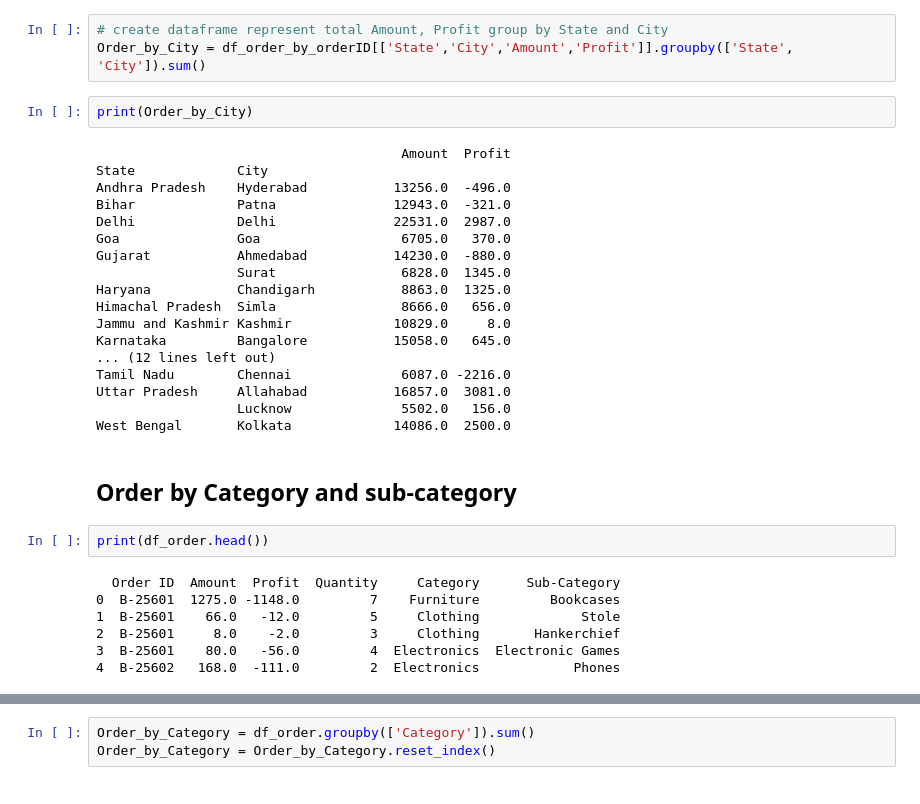
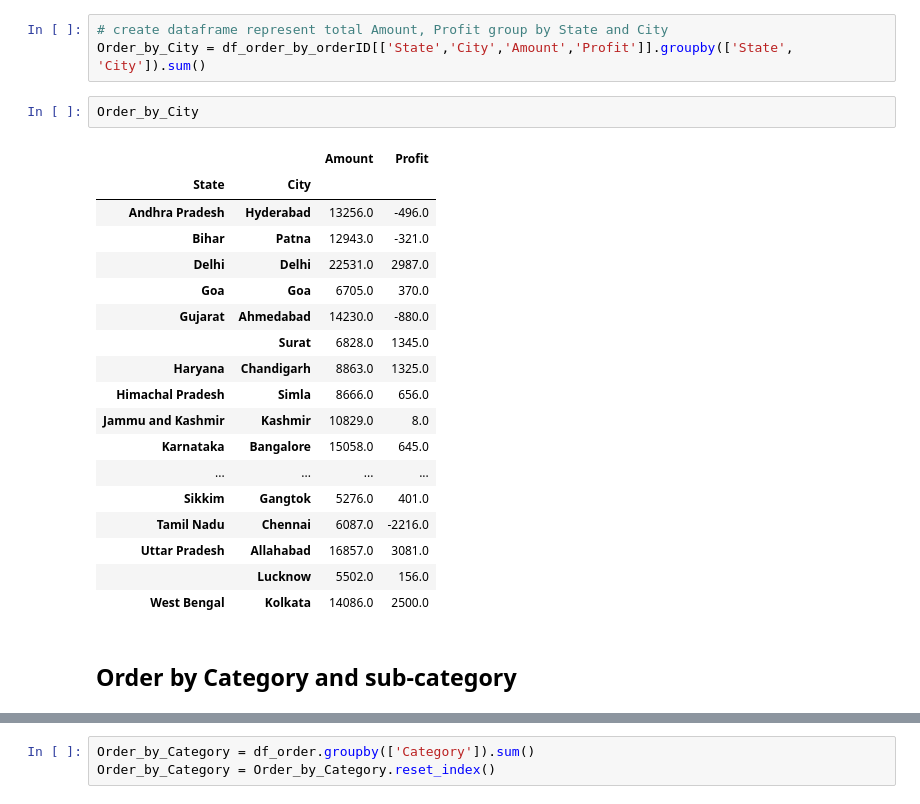
Before and after one commit to thaoothuuu/E-Commerce, a Jupyter notebook: Sales.ipynb, the cells around one changed output, grey strips where cells are left out. Saved outputs shown, nothing was run; the diff lists cells and outputs as text.

```diff
--- a/Sales.ipynb
+++ b/Sales.ipynb
@@ -473,34 +446,26 @@ fig.show()
 # %%
 # create dataframe represent total Amount, Profit group by State and City
 Order_by_City = df_order_by_orderID[['State','City','Amount','Profit']].groupby(['State', 'City']).sum()
-# %%
-print(Order_by_City)
-# %% [output]
-                                       Amount  Profit
-State             City
-Andhra Pradesh    Hyderabad           13256.0  -496.0
-Bihar             Patna               12943.0  -321.0
-Delhi             Delhi               22531.0  2987.0
-Goa               Goa                  6705.0   370.0
-Gujarat           Ahmedabad           14230.0  -880.0
-                  Surat                6828.0  1345.0
-Haryana           Chandigarh           8863.0  1325.0
-Himachal Pradesh  Simla                8666.0   656.0
-Jammu and Kashmir Kashmir             10829.0     8.0
-Karnataka         Bangalore           15058.0   645.0
-... (12 lines left out)
-Tamil Nadu        Chennai              6087.0 -2216.0
-Uttar Pradesh     Allahabad           16857.0  3081.0
-                  Lucknow              5502.0   156.0
-West Bengal       Kolkata             14086.0  2500.0
+# %%
+Order_by_City
+# %% [output]
+|  |  | Amount | Profit |
+| State | City |  |  |
+| Andhra Pradesh | Hyderabad | 13256.0 | -496.0 |
+| Bihar | Patna | 12943.0 | -321.0 |
+| Delhi | Delhi | 22531.0 | 2987.0 |
+| Goa | Goa | 6705.0 | 370.0 |
+| Gujarat | Ahmedabad | 14230.0 | -880.0 |
+|  | Surat | 6828.0 | 1345.0 |
+| Haryana | Chandigarh | 8863.0 | 1325.0 |
+| Himachal Pradesh | Simla | 8666.0 | 656.0 |
+| Jammu and Kashmir | Kashmir | 10829.0 | 8.0 |
+| Karnataka | Bangalore | 15058.0 | 645.0 |
+| ... | ... | ... | ... |
+| Sikkim | Gangtok | 5276.0 | 401.0 |
+| Tamil Nadu | Chennai | 6087.0 | -2216.0 |
+| Uttar Pradesh | Allahabad | 16857.0 | 3081.0 |
+|  | Lucknow | 5502.0 | 156.0 |
+| West Bengal | Kolkata | 14086.0 | 2500.0 |
 # %% [markdown]
 ## Order by Category and sub-category
-# %%
-print(df_order.head())
-# %% [output]
-  Order ID  Amount  Profit  Quantity     Category      Sub-Category
-0  B-25601  1275.0 -1148.0         7    Furniture         Bookcases
-1  B-25601    66.0   -12.0         5     Clothing             Stole
-2  B-25601     8.0    -2.0         3     Clothing       Hankerchief
-3  B-25601    80.0   -56.0         4  Electronics  Electronic Games
-4  B-25602   168.0  -111.0         2  Electronics            Phones
```
Also changed, not shown: parts of 51 cells of this notebook.
